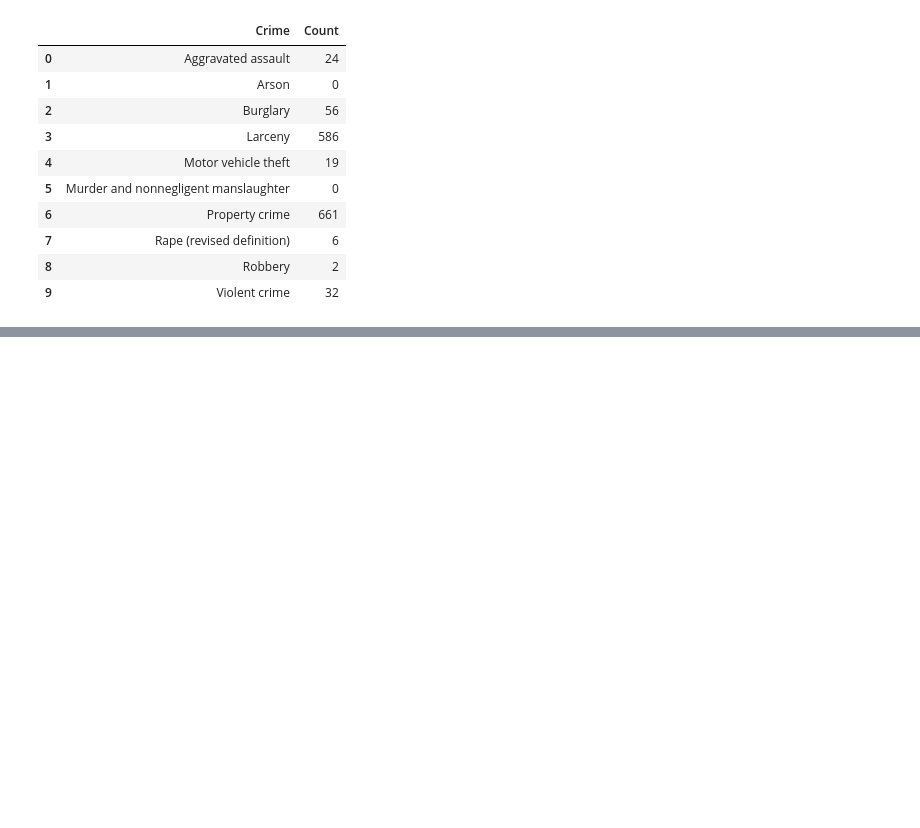
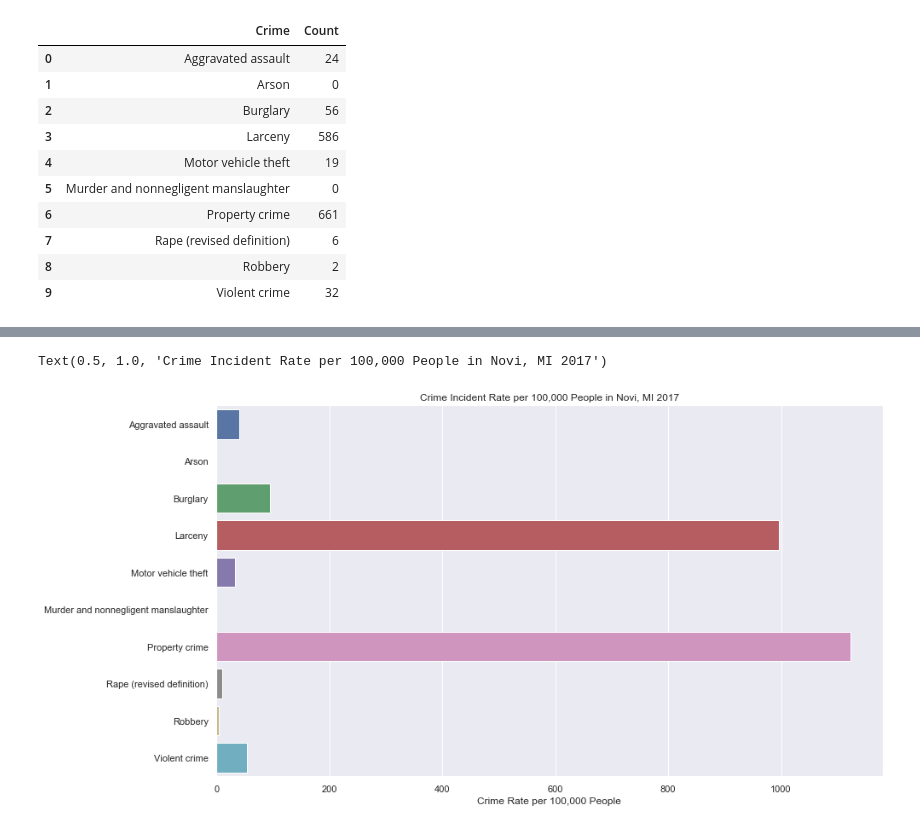
Before and after one commit to yunjcai/Segmenting-and-Clustering-Neighborhoods-in-Novi-MI, a Jupyter notebook: Segmenting and Clustering Neighborhoods in Novi.ipynb, the cells around one changed output, grey strips where cells are left out. Saved outputs shown, nothing was run; the diff lists cells and outputs as text; code cells hidden in the pictures; blank space fills up the shorter version.

```diff
--- a/Segmenting and Clustering Neighborhoods in Novi.ipynb
+++ b/Segmenting and Clustering Neighborhoods in Novi.ipynb
@@ -156,0 +157,12 @@ Text(0.5, 1.0, 'Crime Incident Count in Novi, MI 2009-2018')
+# %%
+df_crime['Count Rate'] = df_crime['Count']/df_pop.loc[8,'Population']*100000
+# %%
+fig4, ax4 = plt.subplots(figsize=(14,8))
+sns.barplot(x='Count Rate',y='Crime',data=df_crime)
+
+ax4.set_xlabel('Crime Rate per 100,000 People')
+ax4.set_ylabel('')
+ax4.set_title('Crime Incident Rate per 100,000 People in Novi, MI 2017')
+# %% [output]
+Text(0.5, 1.0, 'Crime Incident Rate per 100,000 People in Novi, MI 2017')
+[figure, added]
```
Also changed, not shown: parts of 40 cells of this notebook.
